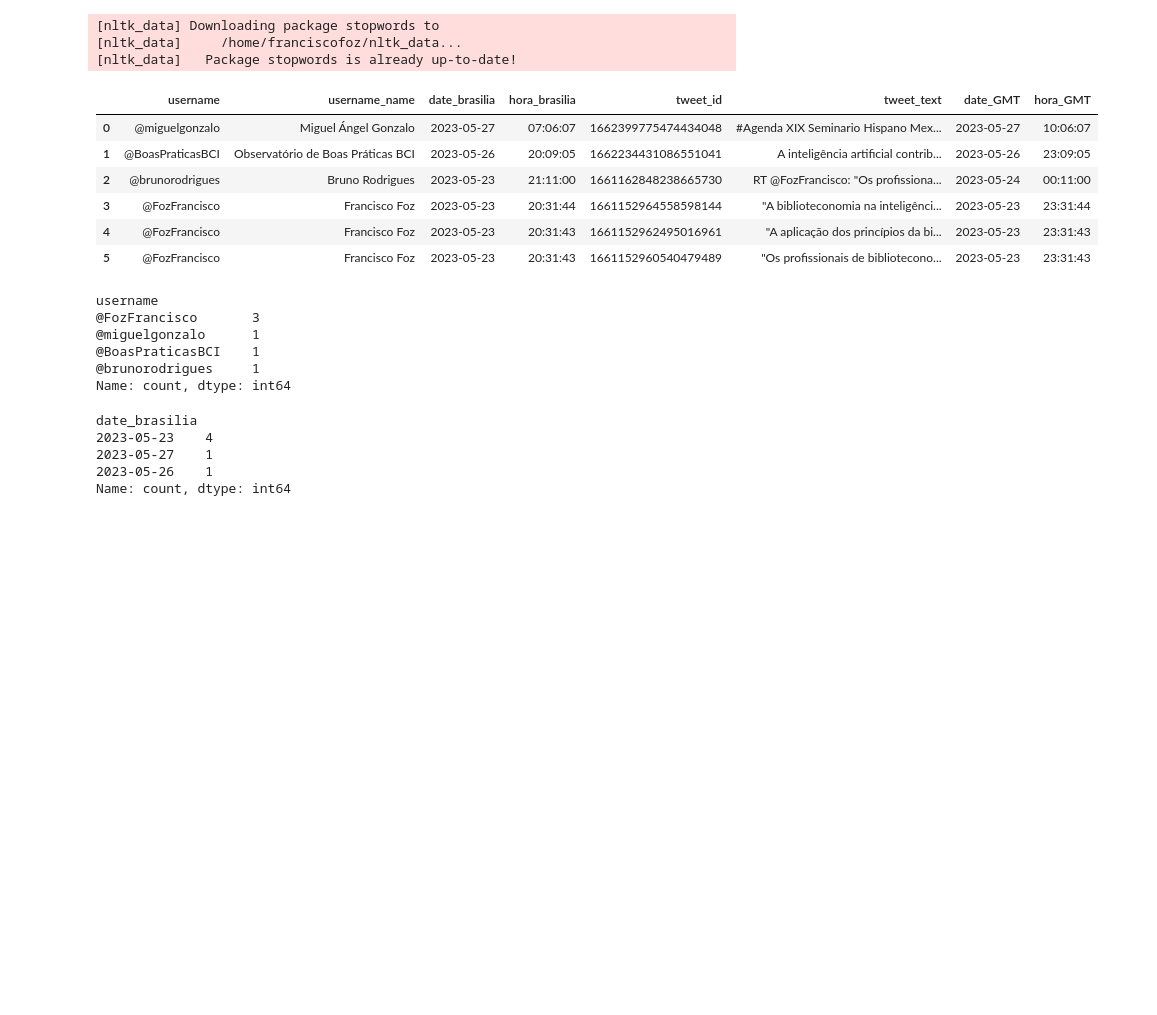
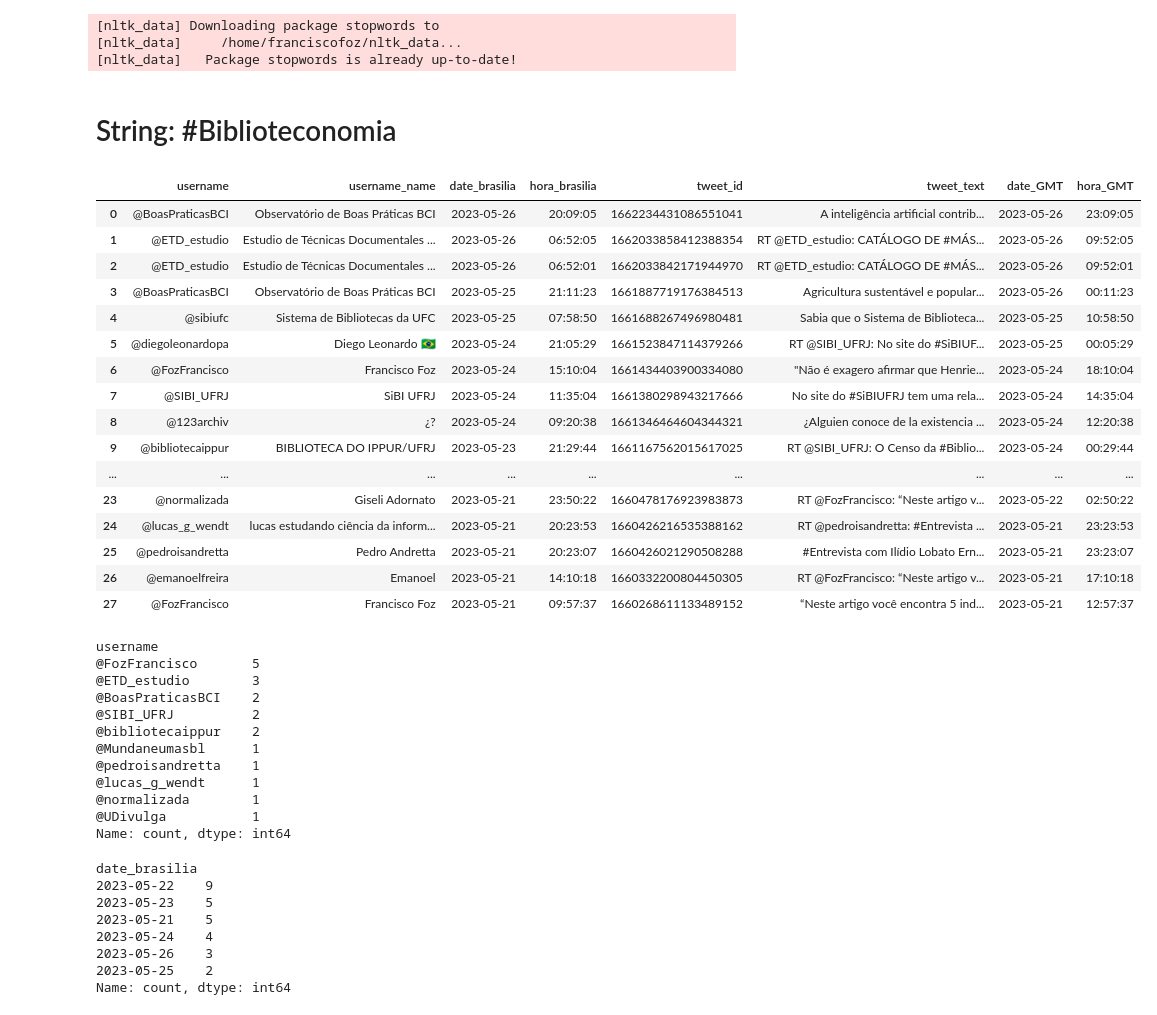
Before and after one commit to FranciscoFoz/programming-training, a Jupyter notebook: 12 - Pacotes Python/tweepy/anaĺise_tweets.ipynb, the cells around one changed output. Saved outputs shown, nothing was run; the diff lists cells and outputs as text; code cells hidden in the pictures; blank space fills up the shorter version.

```diff
--- a/12 - Pacotes Python/tweepy/anaĺise_tweets.ipynb
+++ b/12 - Pacotes Python/tweepy/anaĺise_tweets.ipynb
@@ -14,35 +14,56 @@ import matplotlib.pyplot as plt
 [nltk_data] Downloading package stopwords to
 [nltk_data]     /home/franciscofoz/nltk_data...
 [nltk_data]   Package stopwords is already up-to-date!
+# %% [markdown]
+# String: #Biblioteconomia
 # %%
-caminho = '/home/franciscofoz/Documents/GitHub/python-training/12 - Pacotes Python/tweepy/tweets_csv/tweets_biblioteconomiainteligênciaartificial_20230527.csv'
+caminho = '/home/franciscofoz/Documents/GitHub/python-training/12 - Pacotes Python/tweepy/tweets_csv/tweets_#Biblioteconomia_20230527.csv'
 
 tweets_biblioteconomia = pd.read_csv(caminho)
 tweets_biblioteconomia
 # %% [output]
 |  | username | username_name | date_brasilia | hora_brasilia | tweet_id | tweet_text | date_GMT | hora_GMT |
-| 0 | @miguelgonzalo | Miguel Ángel Gonzalo | 2023-05-27 | 07:06:07 | 1662399775474434048 | #Agenda XIX Seminario Hispano Mex... | 2023-05-27 | 10:06:07 |
-| 1 | @BoasPraticasBCI | Observatório de Boas Práticas BCI | 2023-05-26 | 20:09:05 | 1662234431086551041 | A inteligência artificial contrib... | 2023-05-26 | 23:09:05 |
-| 2 | @brunorodrigues | Bruno Rodrigues | 2023-05-23 | 21:11:00 | 1661162848238665730 | RT @FozFrancisco: "Os profissiona... | 2023-05-24 | 00:11:00 |
-| 3 | @FozFrancisco | Francisco Foz | 2023-05-23 | 20:31:44 | 1661152964558598144 | "A biblioteconomia na inteligênci... | 2023-05-23 | 23:31:44 |
-| 4 | @FozFrancisco | Francisco Foz | 2023-05-23 | 20:31:43 | 1661152962495016961 | "A aplicação dos princípios da bi... | 2023-05-23 | 23:31:43 |
-| 5 | @FozFrancisco | Francisco Foz | 2023-05-23 | 20:31:43 | 1661152960540479489 | "Os profissionais de bibliotecono... | 2023-05-23 | 23:31:43 |
+| 0 | @BoasPraticasBCI | Observatório de Boas Práticas BCI | 2023-05-26 | 20:09:05 | 1662234431086551041 | A inteligência artificial contrib... | 2023-05-26 | 23:09:05 |
+| 1 | @ETD_estudio | Estudio de Técnicas Documentales ... | 2023-05-26 | 06:52:05 | 1662033858412388354 | RT @ETD_estudio: CATÁLOGO DE #MÁS... | 2023-05-26 | 09:52:05 |
+| 2 | @ETD_estudio | Estudio de Técnicas Documentales ... | 2023-05-26 | 06:52:01 | 1662033842171944970 | RT @ETD_estudio: CATÁLOGO DE #MÁS... | 2023-05-26 | 09:52:01 |
+| 3 | @BoasPraticasBCI | Observatório de Boas Práticas BCI | 2023-05-25 | 21:11:23 | 1661887719176384513 | Agricultura sustentável e popular... | 2023-05-26 | 00:11:23 |
+| 4 | @sibiufc | Sistema de Bibliotecas da UFC | 2023-05-25 | 07:58:50 | 1661688267496980481 | Sabia que o Sistema de Biblioteca... | 2023-05-25 | 10:58:50 |
+| 5 | @diegoleonardopa | Diego Leonardo 🇧🇷 | 2023-05-24 | 21:05:29 | 1661523847114379266 | RT @SIBI_UFRJ: No site do #SiBIUF... | 2023-05-25 | 00:05:29 |
+| 6 | @FozFrancisco | Francisco Foz | 2023-05-24 | 15:10:04 | 1661434403900334080 | "Não é exagero afirmar que Henrie... | 2023-05-24 | 18:10:04 |
+| 7 | @SIBI_UFRJ | SiBI UFRJ | 2023-05-24 | 11:35:04 | 1661380298943217666 | No site do #SiBIUFRJ tem uma rela... | 2023-05-24 | 14:35:04 |
+| 8 | @123archiv | ¿? | 2023-05-24 | 09:20:38 | 1661346464604344321 | ¿Alguien conoce de la existencia ... | 2023-05-24 | 12:20:38 |
+| 9 | @bibliotecaippur | BIBLIOTECA DO IPPUR/UFRJ | 2023-05-23 | 21:29:44 | 1661167562015617025 | RT @SIBI_UFRJ: O Censo da #Biblio... | 2023-05-24 | 00:29:44 |
+| ... | ... | ... | ... | ... | ... | ... | ... | ... |
+| 23 | @normalizada | Giseli Adornato | 2023-05-21 | 23:50:22 | 1660478176923983873 | RT @FozFrancisco: “Neste artigo v... | 2023-05-22 | 02:50:22 |
+| 24 | @lucas_g_wendt | lucas estudando ciência da inform... | 2023-05-21 | 20:23:53 | 1660426216535388162 | RT @pedroisandretta: #Entrevista ... | 2023-05-21 | 23:23:53 |
+| 25 | @pedroisandretta | Pedro Andretta | 2023-05-21 | 20:23:07 | 1660426021290508288 | #Entrevista com Ilídio Lobato Ern... | 2023-05-21 | 23:23:07 |
+| 26 | @emanoelfreira | Emanoel | 2023-05-21 | 14:10:18 | 1660332200804450305 | RT @FozFrancisco: “Neste artigo v... | 2023-05-21 | 17:10:18 |
+| 27 | @FozFrancisco | Francisco Foz | 2023-05-21 | 09:57:37 | 1660268611133489152 | “Neste artigo você encontra 5 ind... | 2023-05-21 | 12:57:37 |
 # %%
 tweets_biblioteconomia.username.value_counts().head(10)
 # %% [output]
 username
-@FozFrancisco       3
-@miguelgonzalo      1
-@BoasPraticasBCI    1
-@brunorodrigues     1
+@FozFrancisco       5
+@ETD_estudio        3
+@BoasPraticasBCI    2
+@SIBI_UFRJ          2
+@bibliotecaippur    2
+@Mundaneumasbl      1
+@pedroisandretta    1
+@lucas_g_wendt      1
+@normalizada        1
+@UDivulga           1
 Name: count, dtype: int64
 # %%
 tweets_biblioteconomia.date_brasilia.value_counts()
 # %% [output]
 date_brasilia
-2023-05-23    4
-2023-05-27    1
-2023-05-26    1
+2023-05-22    9
+2023-05-23    5
+2023-05-21    5
+2023-05-24    4
+2023-05-26    3
+2023-05-25    2
 Name: count, dtype: int64
 # %%
 tweets_biblioteconomia.tweet_text = tweets_biblioteconomia.tweet_text.str.lower()
```
Also changed, not shown: parts of 7 cells of this notebook, 1 other file.
